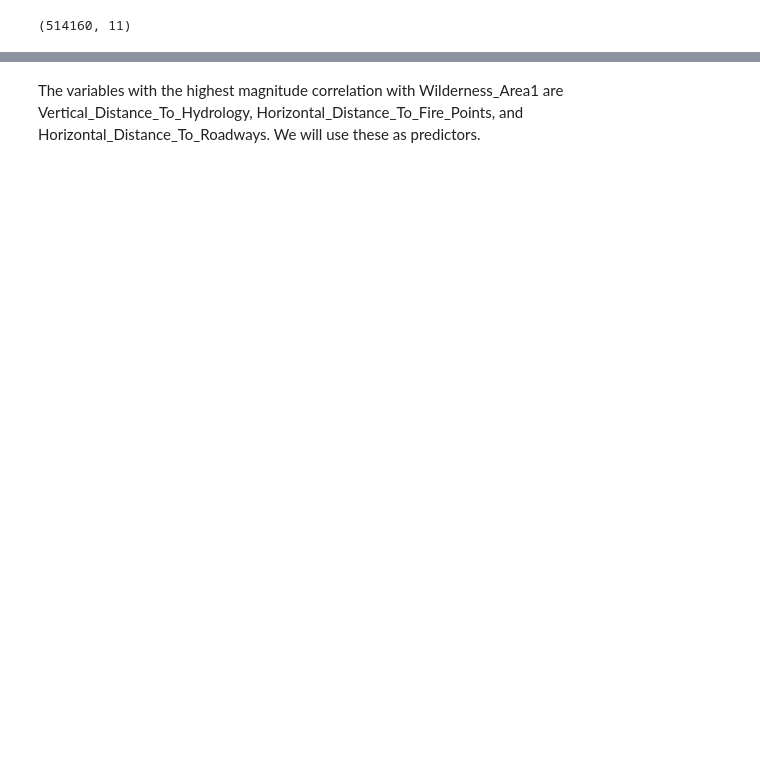
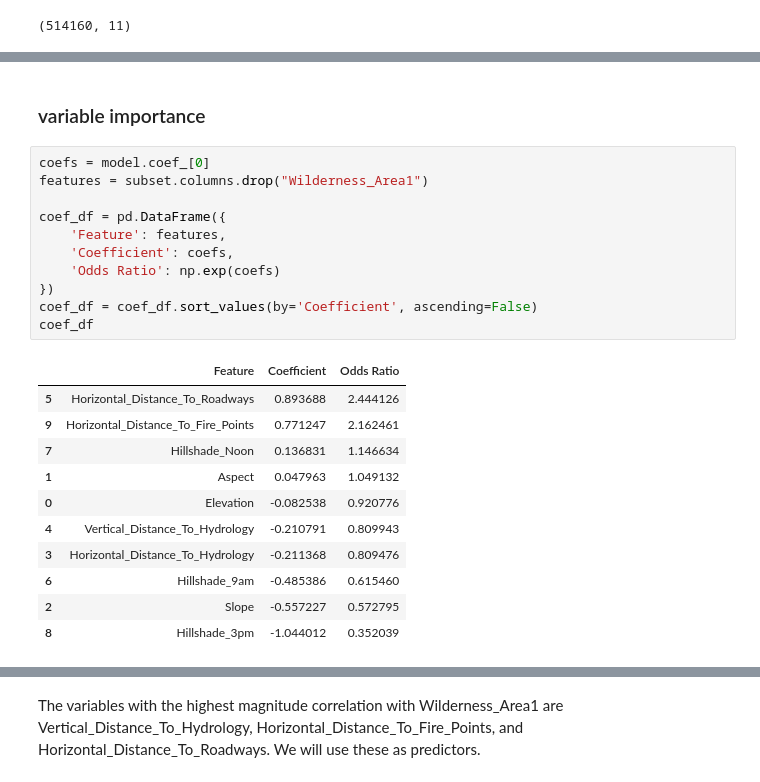
Before and after one commit to daechungus/CSM148-Final-Project, a Jupyter notebook: logistic_regression_iv.ipynb, the cells around one changed output, grey strips where cells are left out. Saved outputs shown, nothing was run; the diff lists cells and outputs as text; blank space fills up the shorter version.

```diff
--- a/logistic_regression_iv.ipynb
+++ b/logistic_regression_iv.ipynb
@@ -68,0 +177,25 @@ print(subset.shape)
+# %% [markdown]
+### variable importance
+# %%
+coefs = model.coef_[0]
+features = subset.columns.drop("Wilderness_Area1")
+
+coef_df = pd.DataFrame({
+    'Feature': features,
+    'Coefficient': coefs,
+    'Odds Ratio': np.exp(coefs)
+})
+coef_df = coef_df.sort_values(by='Coefficient', ascending=False)
+coef_df
+# %% [output]
+|  | Feature | Coefficient | Odds Ratio |
+| 5 | Horizontal_Distance_To_Roadways | 0.893688 | 2.444126 |
+| 9 | Horizontal_Distance_To_Fire_Points | 0.771247 | 2.162461 |
+| 7 | Hillshade_Noon | 0.136831 | 1.146634 |
+| 1 | Aspect | 0.047963 | 1.049132 |
+| 0 | Elevation | -0.082538 | 0.920776 |
+| 4 | Vertical_Distance_To_Hydrology | -0.210791 | 0.809943 |
+| 3 | Horizontal_Distance_To_Hydrology | -0.211368 | 0.809476 |
+| 6 | Hillshade_9am | -0.485386 | 0.615460 |
+| 2 | Slope | -0.557227 | 0.572795 |
+| 8 | Hillshade_3pm | -1.044012 | 0.352039 |
```
Also changed, not shown: parts of 22 cells of this notebook.
